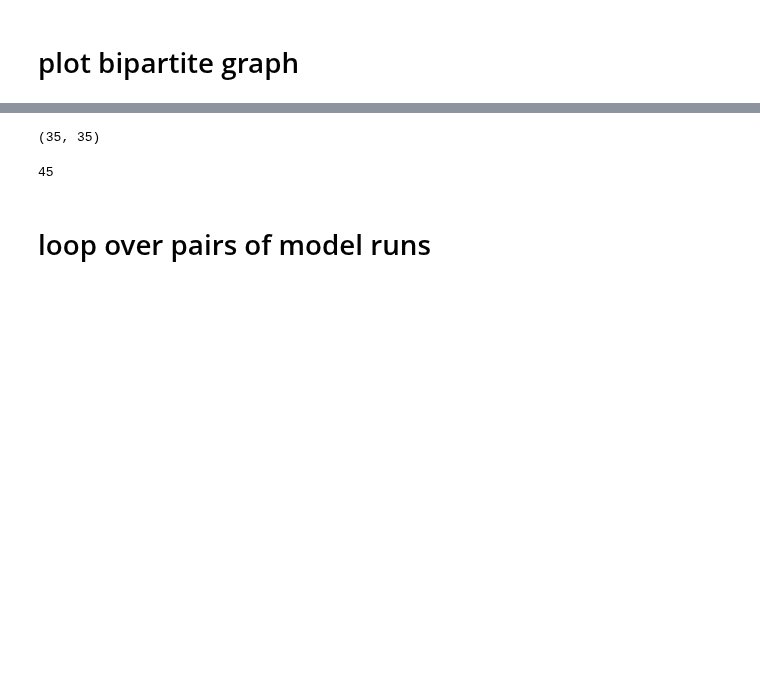
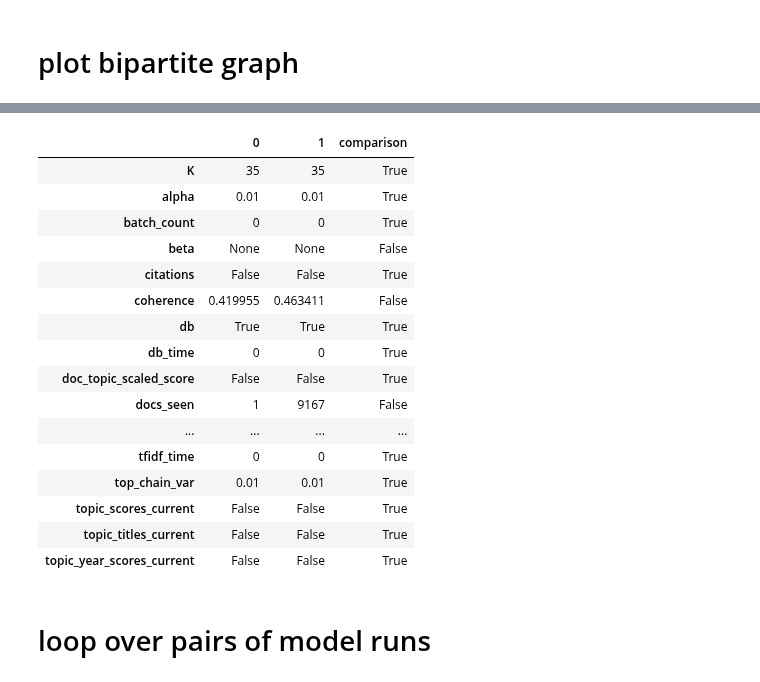
Before and after one commit to mcc-apsis/coal-discourse, a Jupyter notebook: 06_topic_comparison_cosine_similarity.ipynb, the cells around one changed output, grey strips where cells are left out. Cells and saved outputs as stored; diff of their text form; code cells hidden in the pictures; blank space fills up the shorter version.

```diff
--- a/06_topic_comparison_cosine_similarity.ipynb
+++ b/06_topic_comparison_cosine_similarity.ipynb
@@ -219,11 +237,36 @@ saved as ./plots/bipartite_graphs/cosine_similarity_graph_runs_2350_2367
-# %%
-cos_sim_sorted.shape
-# %% [output]
-(35, 35)
-# %%
-len(topics1)
-# %% [output]
-45
+# %%
+# compare settings
+
+fields = RunStats._meta.get_fields()
+runs = RunStats.objects.filter(run_id__in=run_ids)
+
+df = pd.DataFrame(list(runs.values()))
+
+# get all field names
+#for field in fields:
+#    print(field.name)
+
+df = df.transpose()
+df['comparison'] = np.where(df[0] == df[1], True, False)
+df
+# %% [output]
+|  | 0 | 1 | comparison |
+| K | 35 | 35 | True |
+| alpha | 0.01 | 0.01 | True |
+| batch_count | 0 | 0 | True |
+| beta | None | None | False |
+| citations | False | False | True |
+| coherence | 0.419955 | 0.463411 | False |
+| db | True | True | True |
+| db_time | 0 | 0 | True |
+| doc_topic_scaled_score | False | False | True |
+| docs_seen | 1 | 9167 | False |
+| ... | ... | ... | ... |
+| tfidf_time | 0 | 0 | True |
+| top_chain_var | 0.01 | 0.01 | True |
+| topic_scores_current | False | False | True |
+| topic_titles_current | False | False | True |
+| topic_year_scores_current | False | False | True |
 # %% [markdown]
 # loop over pairs of model runs
 # %%
```
Also changed, not shown: parts of 11 cells of this notebook, 10 other files.
